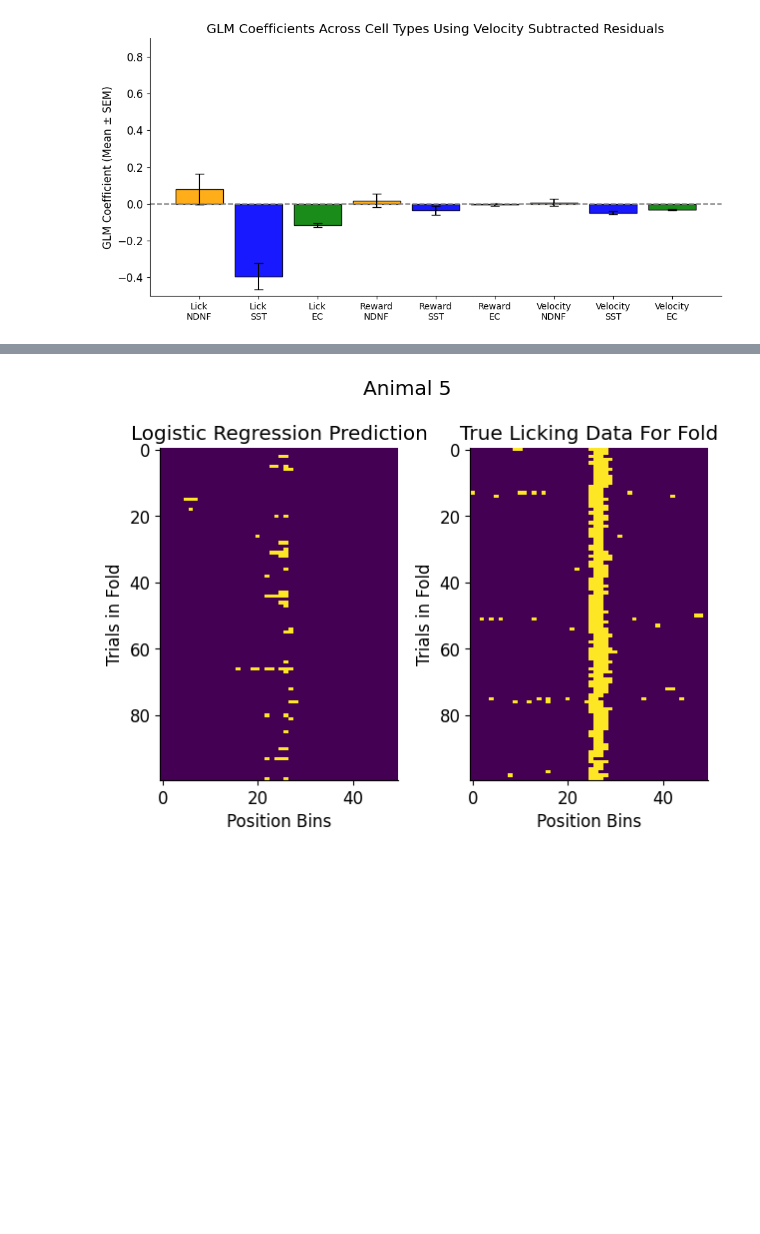
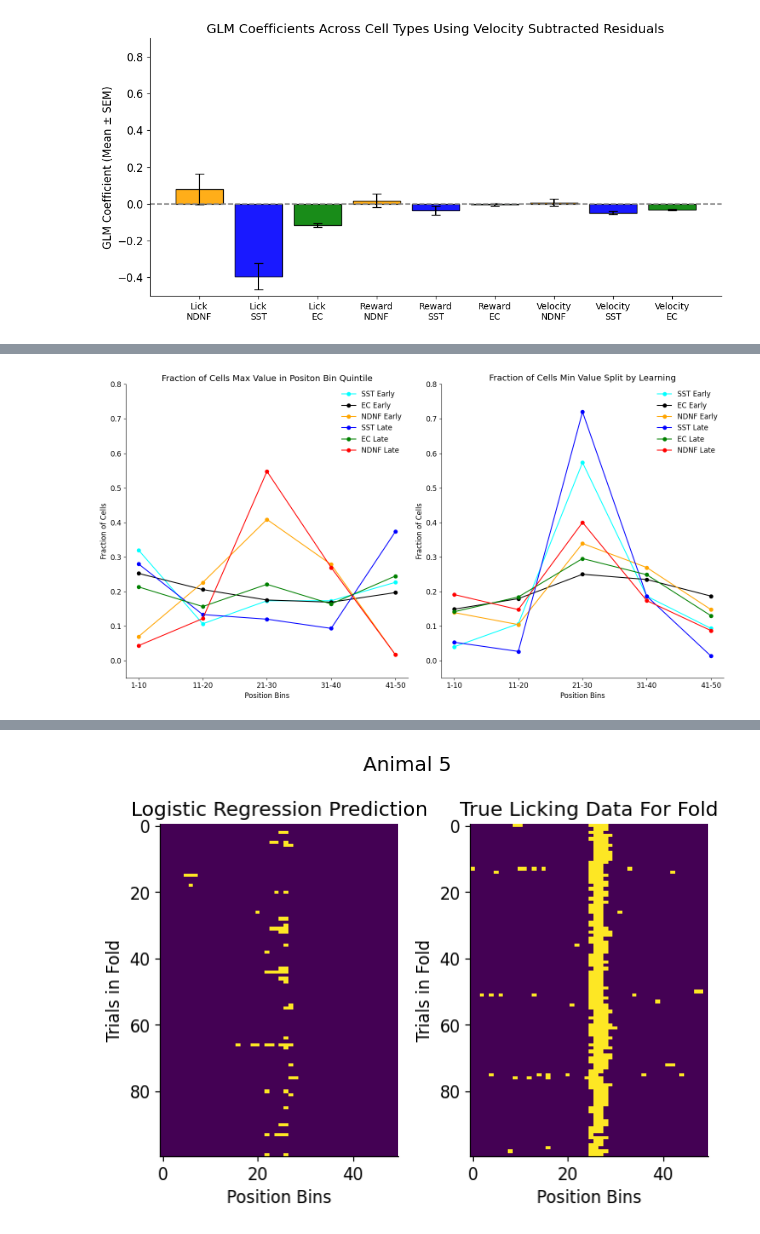
Before and after one commit to Milstein-Lab/CA1-interneuron-GLM, a Jupyter notebook: Clean_notebooks_to_date/finding_weights_over_NDNF.ipynb, the cells around one changed output, grey strips where cells are left out. Cells and saved outputs as stored; diff of their text form; code cells hidden in the pictures; blank space fills up the shorter version.

```diff
--- a/Clean_notebooks_to_date/finding_weights_over_NDNF.ipynb
+++ b/Clean_notebooks_to_date/finding_weights_over_NDNF.ipynb
@@ -570,0 +885,57 @@ NameError: name 'EC_GLM_models' is not defined
+# %%
+
+
+binned_data_SST_argmax_e = get_argmin_argmax_data_binned(activity_dict_SST, cp_dict_SST, use_argmax=True, split_early_late=True, use_early=True)
+binned_data_SST_argmin_e = get_argmin_argmax_data_binned(activity_dict_SST, cp_dict_SST, use_argmax=False, split_early_late=True, use_early=True)
+
+binned_data_SST_argmax_l = get_argmin_argmax_data_binned(activity_dict_SST, cp_dict_SST, use_argmax=True, split_early_late=True, use_early=False)
+binned_data_SST_argmin_l = get_argmin_argmax_data_binned(activity_dict_SST, cp_dict_SST, use_argmax=False, split_early_late=True, use_early=False)
+
+binned_data_EC_argmax_e = get_argmin_argmax_data_binned(activity_dict_EC, cp_dict_EC, use_argmax=True, split_early_late=True, use_early=True)
+binned_data_EC_argmin_e = get_argmin_argmax_data_binned(activity_dict_EC, cp_dict_EC, use_argmax=False, split_early_late=True, use_early=True)
+
+binned_data_EC_argmax_l = get_argmin_argmax_data_binned(activity_dict_EC, cp_dict_EC, use_argmax=True, split_early_late=True, use_early=False)
+binned_data_EC_argmin_l = get_argmin_argmax_data_binned(activity_dict_EC, cp_dict_EC, use_argmax=False, split_early_late=True, use_early=False)
+
+binned_data_NDNF_argmax_e = get_argmin_argmax_data_binned(fixed_residual_activity_dict_NDNF_newest, cp_dict_NDNF, use_argmax=True, split_early_late=True, use_early=True)
+binned_data_NDNF_argmin_e = get_argmin_argmax_data_binned(fixed_residual_activity_dict_NDNF_newest, cp_dict_NDNF, use_argmax=False, split_early_late=True, use_early=True)
+
+binned_data_NDNF_argmax_l = get_argmin_argmax_data_binned(fixed_residual_activity_dict_NDNF_newest, cp_dict_NDNF, use_argmax=True, split_early_late=True, use_early=False)
+binned_data_NDNF_argmin_l = get_argmin_argmax_data_binned(fixed_residual_activity_dict_NDNF_newest, cp_dict_NDNF, use_argmax=False, split_early_late=True, use_early=False)
+
+
+fig, axs = plt.subplots(1,2, figsize=(15,8))
+axs[0].plot(binned_data_SST_argmax_e, color='cyan', label="SST Early", marker="o")
+axs[0].plot(binned_data_EC_argmax_e, color='k', label="EC Early", marker="o")
+axs[0].plot(binned_data_NDNF_argmax_e, color='orange', label="NDNF Early", marker="o")
+
+axs[0].plot(binned_data_SST_argmax_l, color='b', label="SST Late", marker="o")
+axs[0].plot(binned_data_EC_argmax_l, color='green', label="EC Late", marker="o")
+axs[0].plot(binned_data_NDNF_argmax_l, color='red', label="NDNF Late", marker="o")
+
+axs[0].set_ylabel("Fraction of Cells")
+axs[0].set_xlabel("Position Bins")
+axs[0].set_xticks(np.arange(5), ["1-10","11-20","21-30","31-40","41-50"])
+axs[0].set_title("Fraction of Cells Max Value in Positon Bin Quintile")
+axs[0].set_ylim(-0.05,0.8)
+axs[0].legend()
+
+axs[1].plot(binned_data_SST_argmin_e, color='cyan', label="SST Early", marker="o")
+axs[1].plot(binned_data_EC_argmin_e, color='k', label="EC Early", marker="o")
+axs[1].plot(binned_data_NDNF_argmin_e, color='orange', label="NDNF Early", marker="o")
+
+axs[1].plot(binned_data_SST_argmin_l, color='b', label="SST Late", marker="o")
+axs[1].plot(binned_data_EC_argmin_l, color='green', label="EC Late", marker="o")
+axs[1].plot(binned_data_NDNF_argmin_l, color='red', label="NDNF Late", marker="o")
+
+axs[1].set_ylabel("Fraction of Cells")
+axs[1].set_xlabel("Position Bins")
+axs[1].set_xticks(np.arange(5), ["1-10","11-20","21-30","31-40","41-50"])
+axs[1].set_title("Fraction of Cells Min Value Split by Learning")
+axs[1].set_ylim(-0.05,0.8)
+axs[1].legend()
+
+plt.tight_layout()
+plt.show()
+# %% [output]
+[figure, added]
```
Also changed, not shown: parts of 12 cells of this notebook.
